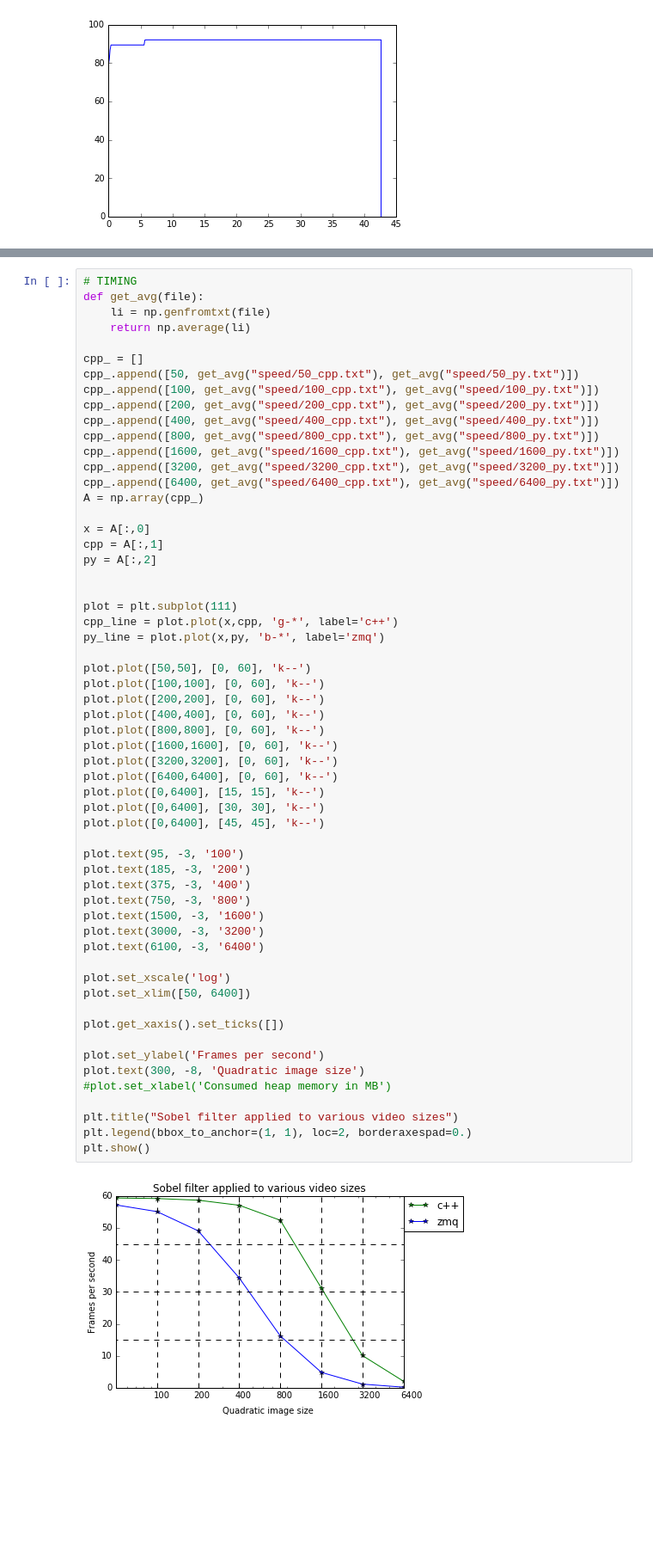
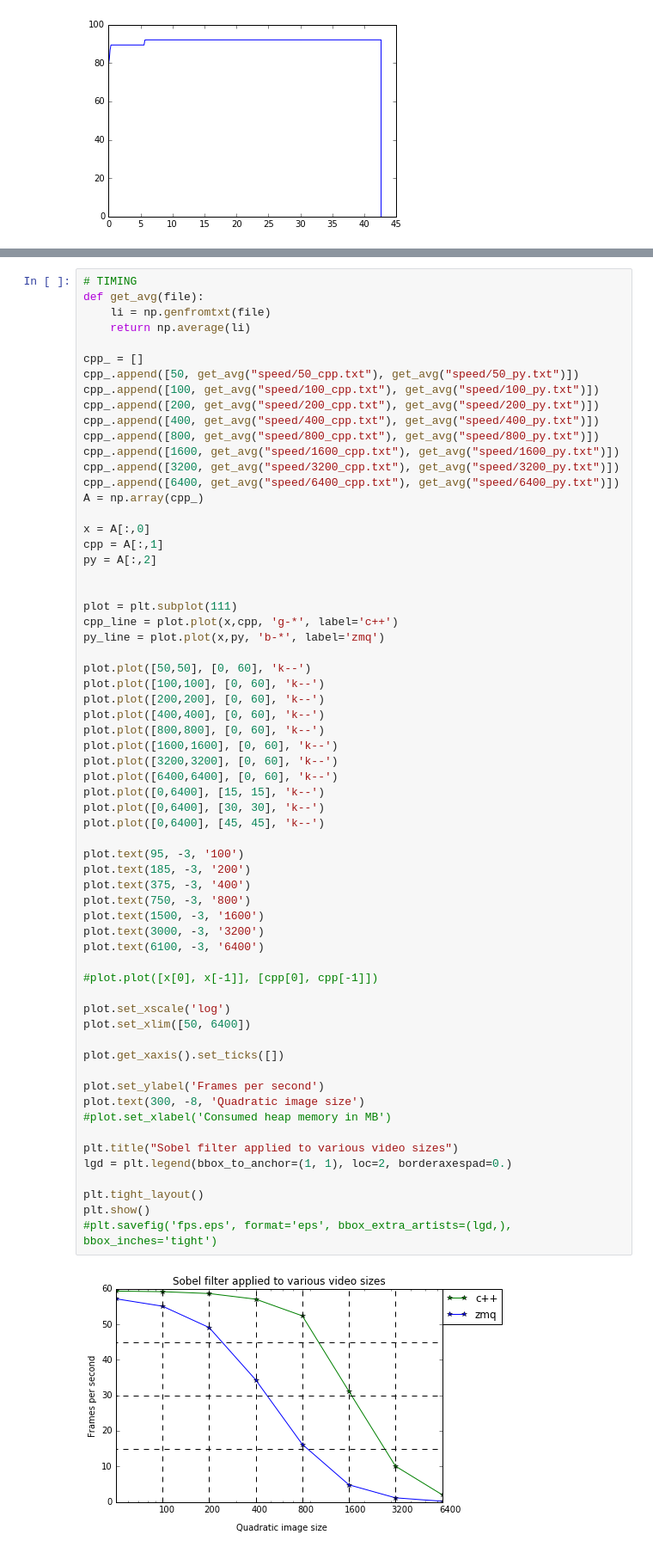
Before and after one commit to justayak/biotracker_bachelorarbeit, a Jupyter notebook: experiments/sobel_mem.ipynb, the cells around one changed output, grey strips where cells are left out. Shown at 86% size. Cells and saved outputs as stored; diff of their text form; blank space fills up the shorter version.

```diff
--- a/experiments/sobel_mem.ipynb
+++ b/experiments/sobel_mem.ipynb
@@ -176,32 +180,37 @@ plot.plot([100,100], [0, 60], 'k--')
 plot.plot([200,200], [0, 60], 'k--')
 plot.plot([400,400], [0, 60], 'k--')
 plot.plot([800,800], [0, 60], 'k--')
 plot.plot([1600,1600], [0, 60], 'k--')
 plot.plot([3200,3200], [0, 60], 'k--')
 plot.plot([6400,6400], [0, 60], 'k--')
 plot.plot([0,6400], [15, 15], 'k--')
 plot.plot([0,6400], [30, 30], 'k--')
 plot.plot([0,6400], [45, 45], 'k--')
 
 plot.text(95, -3, '100')
 plot.text(185, -3, '200')
 plot.text(375, -3, '400')
 plot.text(750, -3, '800')
 plot.text(1500, -3, '1600')
 plot.text(3000, -3, '3200')
 plot.text(6100, -3, '6400')
 
+#plot.plot([x[0], x[-1]], [cpp[0], cpp[-1]])
+
 plot.set_xscale('log')
 plot.set_xlim([50, 6400])
 
 plot.get_xaxis().set_ticks([])
 
 plot.set_ylabel('Frames per second')
 plot.text(300, -8, 'Quadratic image size')
 #plot.set_xlabel('Consumed heap memory in MB')
 
 plt.title("Sobel filter applied to various video sizes")
-plt.legend(bbox_to_anchor=(1, 1), loc=2, borderaxespad=0.)
+lgd = plt.legend(bbox_to_anchor=(1, 1), loc=2, borderaxespad=0.)
+
+plt.tight_layout()
 plt.show()
+#plt.savefig('fps.eps', format='eps', bbox_extra_artists=(lgd,), bbox_inches='tight')
 # %% [output]
-[figure, old version]
+[figure, new version]
```
Also changed, not shown: parts of 4 cells of this notebook, 14 other files.
